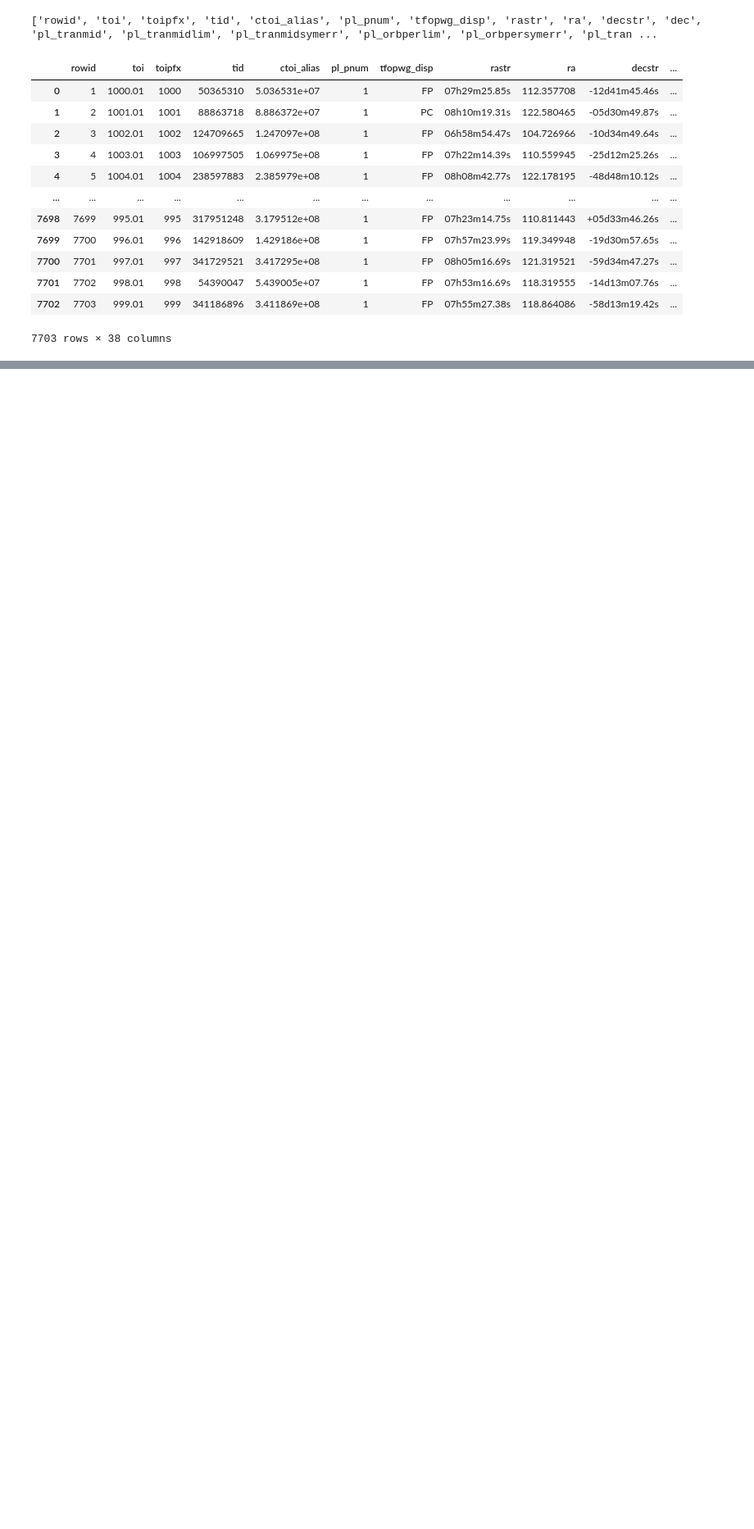
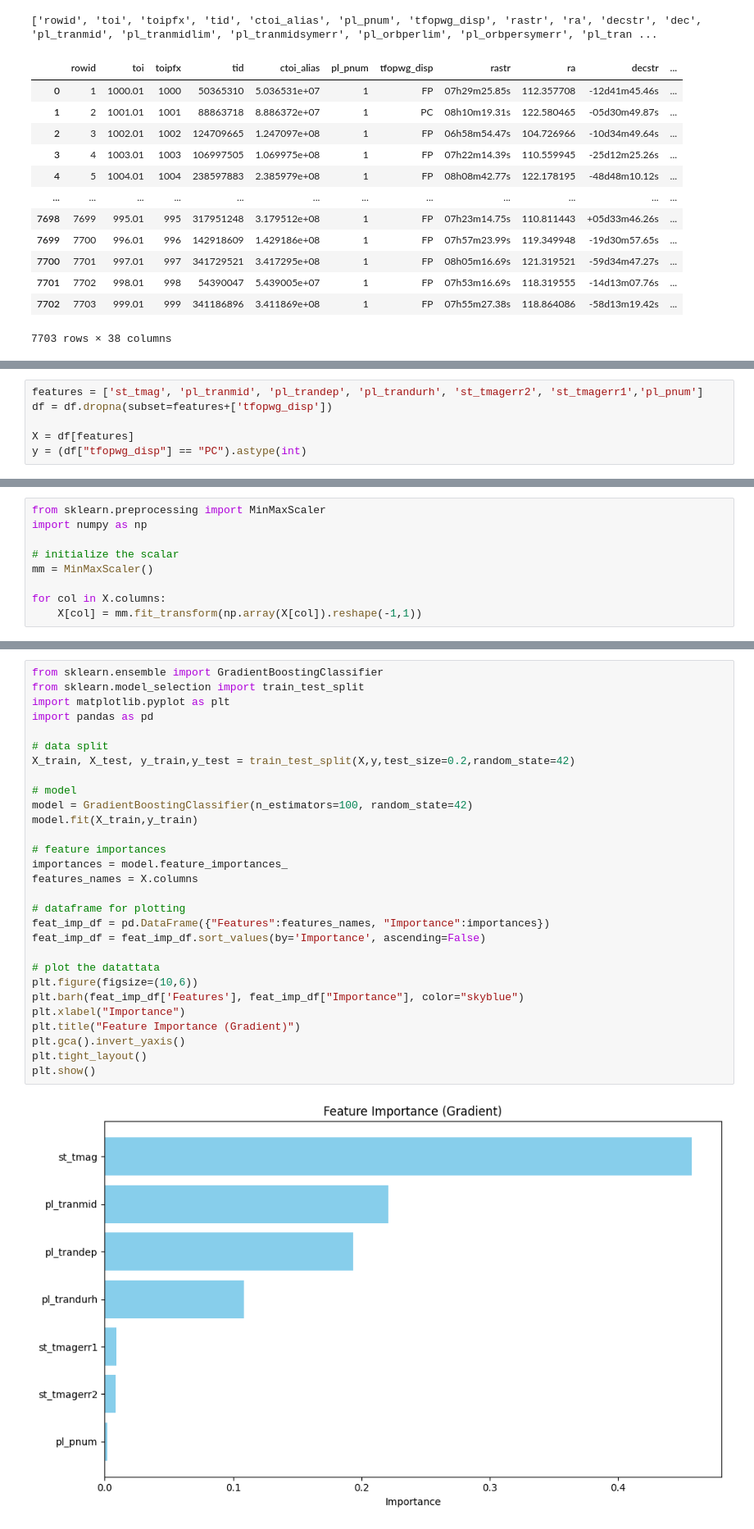
Before and after one commit to TejasVaradaraj/Exoplanet-Classifier, a Jupyter notebook: data.ipynb, the cells around one changed output, grey strips where cells are left out. Shown at 82% size. Saved outputs shown, nothing was run; the diff lists cells and outputs as text; blank space fills up the shorter version.

```diff
--- a/data.ipynb
+++ b/data.ipynb
@@ -56,0 +114,6 @@ cleaned_df
+# %%
+features = ['st_tmag', 'pl_tranmid', 'pl_trandep', 'pl_trandurh', 'st_tmagerr2', 'st_tmagerr1','pl_pnum']
+df = df.dropna(subset=features+['tfopwg_disp'])
+
+X = df[features]
+y = (df["tfopwg_disp"] == "PC").astype(int)
@@ -56,0 +153,9 @@ cleaned_df
+# %%
+from sklearn.preprocessing import MinMaxScaler
+import numpy as np
+
+# initialize the scalar
+mm = MinMaxScaler()
+
+for col in X.columns:
+    X[col] = mm.fit_transform(np.array(X[col]).reshape(-1,1))
@@ -56,0 +248,31 @@ cleaned_df
+# %%
+from sklearn.ensemble import GradientBoostingClassifier
+from sklearn.model_selection import train_test_split
+import matplotlib.pyplot as plt
+import pandas as pd
+
+# data split
+X_train, X_test, y_train,y_test = train_test_split(X,y,test_size=0.2,random_state=42)
+
+# model
+model = GradientBoostingClassifier(n_estimators=100, random_state=42)
+model.fit(X_train,y_train)
+
+# feature importances
+importances = model.feature_importances_
+features_names = X.columns
+
+# dataframe for plotting
+feat_imp_df = pd.DataFrame({"Features":features_names, "Importance":importances})
+feat_imp_df = feat_imp_df.sort_values(by='Importance', ascending=False)
+
+# plot the datattata
+plt.figure(figsize=(10,6))
+plt.barh(feat_imp_df['Features'], feat_imp_df["Importance"], color="skyblue")
+plt.xlabel("Importance")
+plt.title("Feature Importance (Gradient)")
+plt.gca().invert_yaxis()
+plt.tight_layout()
+plt.show()
+# %% [output]
+[figure, added]
```
Also changed, not shown: parts of 16 cells of this notebook.
